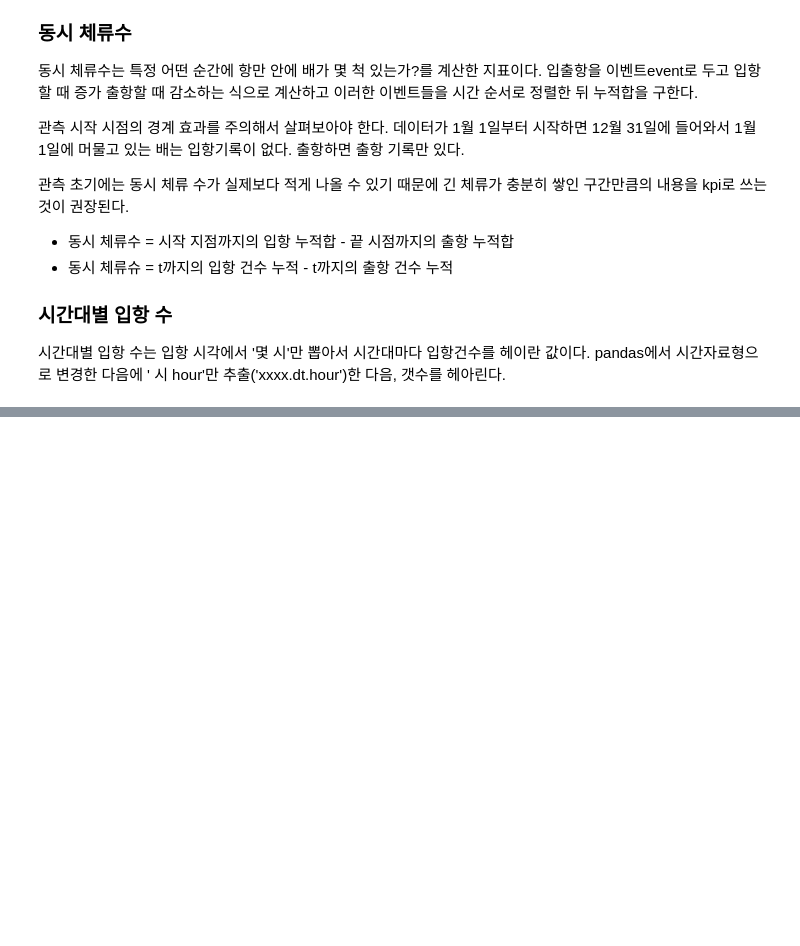
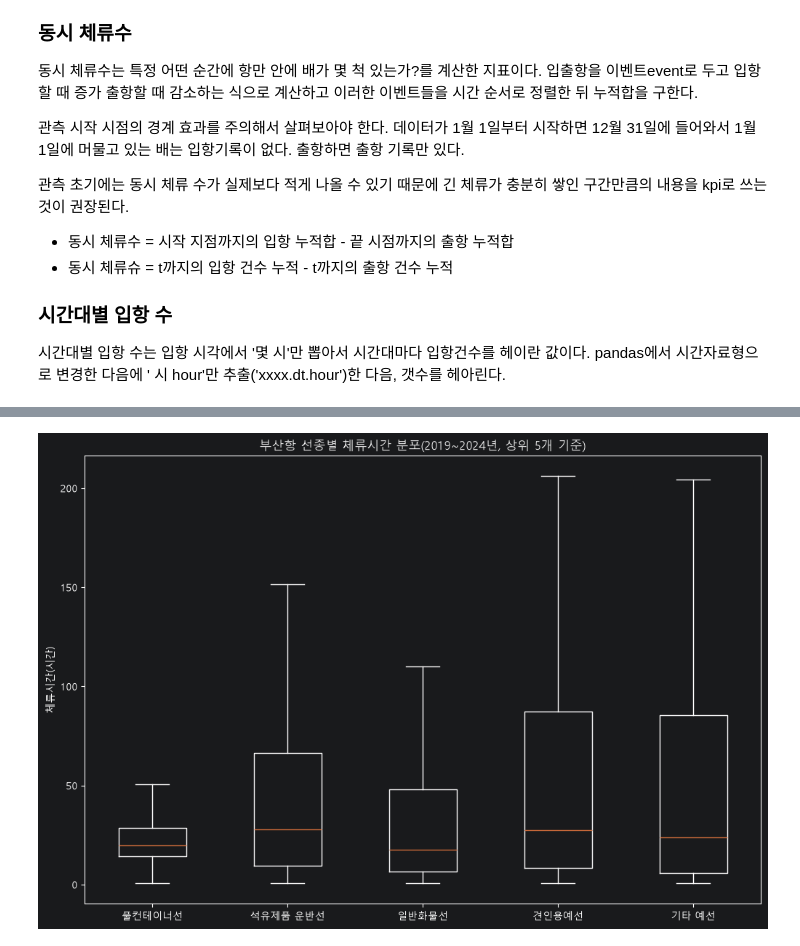
Before and after one commit to dorothy1088/smartport, a Jupyter notebook: kpi.ipynb, the cells around one changed output, grey strips where cells are left out. Cells and saved outputs as stored; diff of their text form; code cells hidden in the pictures; blank space fills up the shorter version.

Commit message:
dwell time

```diff
--- a/kpi.ipynb
+++ b/kpi.ipynb
@@ -102,0 +271,3 @@ pandas에서 시간연산을 하기 위해서는 문자열로 되어 있는 시
+# %%
+df['체류시간'] = (df['출항']-df['입항']).dt.total_seconds()/3600
+df['체류시간']
@@ -102,0 +287,5 @@ pandas에서 시간연산을 하기 위해서는 문자열로 되어 있는 시
+# %%
+df['체류시간'].describe()[['mean','50%','min','max']].round(1)
+
+out_of_years = ~df['입항'].dt.year.between(2019,2024)
+out_of_years.sum()
@@ -102,0 +311,5 @@ pandas에서 시간연산을 하기 위해서는 문자열로 되어 있는 시
+# %%
+time_cond = df['체류시간'].between(0.5,720)
+vaild = ~out_of_years & time_cond
+dwell = df[vaild].copy()
+dwell
@@ -102,0 +344,9 @@ pandas에서 시간연산을 하기 위해서는 문자열로 되어 있는 시
+# %%
+by_type = dwell.groupby('선박종류명')['체류시간'].agg(
+    건수 = 'count',
+    중앙값 = 'median',
+    평균 = 'mean',
+    상위10 = lambda x: x.quantile(0.9)
+).sort_values('건수', ascending=False)
+
+by_type.head().round(1)
@@ -102,0 +378,16 @@ pandas에서 시간연산을 하기 위해서는 문자열로 되어 있는 시
+# %%
+# 체류시간 분포를 박스 플랏으로
+top_types = by_type.head().index
+data = [dwell.loc[dwell['선박종류명'] == t, '체류시간'] for t in top_types] #리스트 컴플레이션, 종류명별로 체류시간
+
+fig, ax= plt.subplots(figsize=(12,8))
+ax.boxplot(
+    data,
+    showfliers=False,
+)
+ax.set_xticks(range(1,len(top_types)+1), top_types)
+ax.set_ylabel('체류시간(시간)')
+ax.set_title('부산항 선종별 체류시간 분포(2019~2024년, 상위 5개 기준)')
+plt.show()
+# %% [output]
+[figure, added]
```
Also changed, not shown: parts of 27 cells of this notebook, 1 other file.
